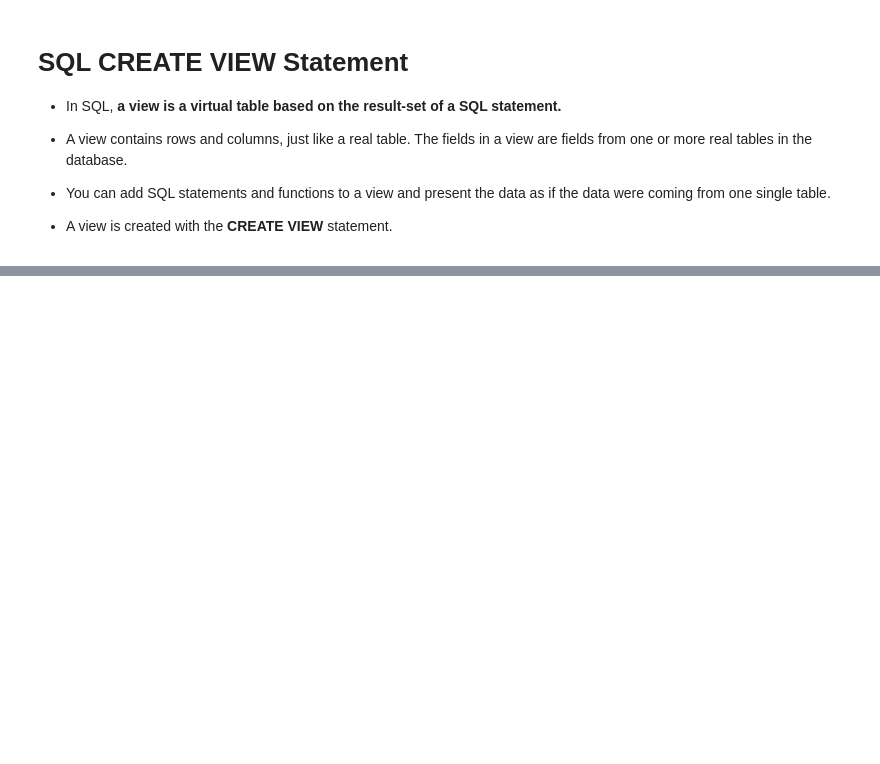
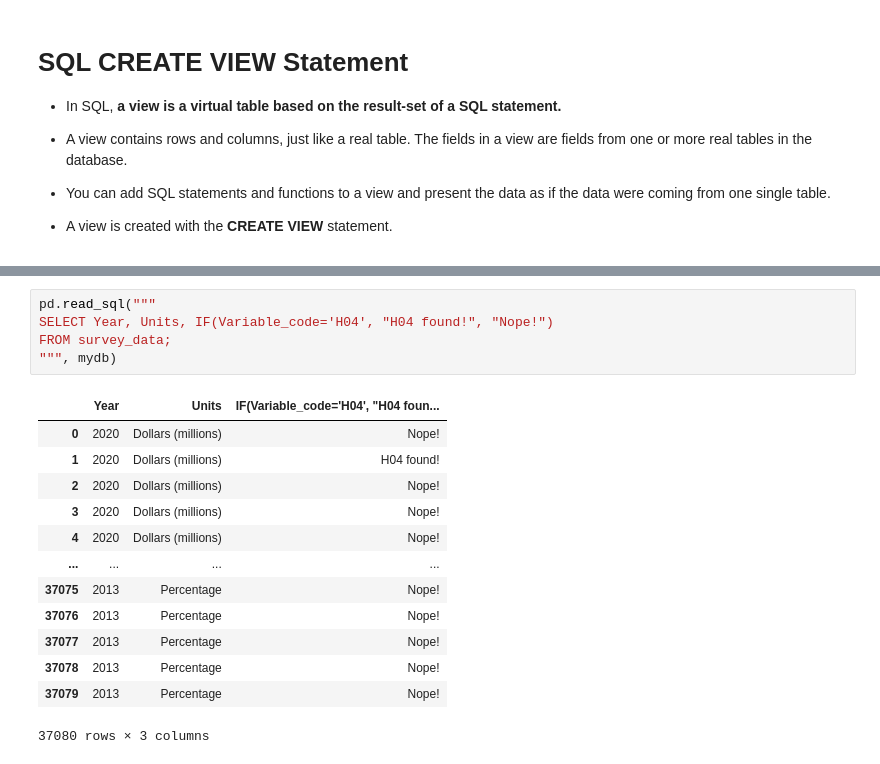
Before and after one commit to shivananda-sonwane/practice-on-daily-basis, a Jupyter notebook: 3. Databases/in1__SQL and Python/in2__MySQL documentation (re-executing queries).ipynb, the cells around one changed output, grey strips where cells are left out. Drawn from its saved outputs; the diff is of its cells as text; blank space fills up the shorter version.

```diff
--- a/3. Databases/in1__SQL and Python/in2__MySQL documentation (re-executing queries).ipynb
+++ b/3. Databases/in1__SQL and Python/in2__MySQL documentation (re-executing queries).ipynb
@@ -2080,0 +2399,19 @@ pd.read_sql("SELECT * FROM persons1;", mydb)
+# %%
+pd.read_sql("""
+SELECT Year, Units, IF(Variable_code='H04', "H04 found!", "Nope!")
+FROM survey_data;
+""", mydb)
+# %% [output]
+|  | Year | Units | IF(Variable_code='H04', "H04 foun... |
+| 0 | 2020 | Dollars (millions) | Nope! |
+| 1 | 2020 | Dollars (millions) | H04 found! |
+| 2 | 2020 | Dollars (millions) | Nope! |
+| 3 | 2020 | Dollars (millions) | Nope! |
+| 4 | 2020 | Dollars (millions) | Nope! |
+| ... | ... | ... | ... |
+| 37075 | 2013 | Percentage | Nope! |
+| 37076 | 2013 | Percentage | Nope! |
+| 37077 | 2013 | Percentage | Nope! |
+| 37078 | 2013 | Percentage | Nope! |
+| 37079 | 2013 | Percentage | Nope! |
+37080 rows × 3 columns
```
Also changed, not shown: parts of 58 cells of this notebook.
